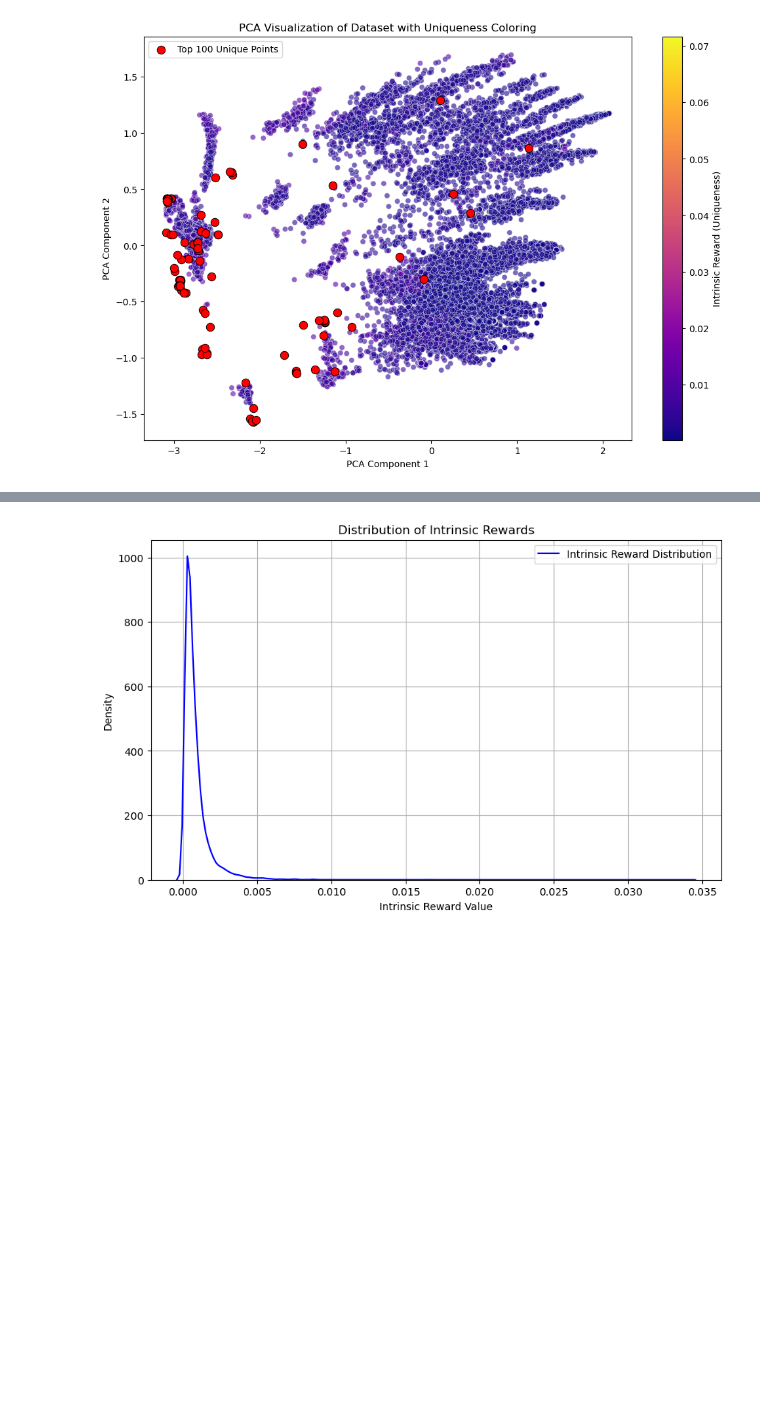
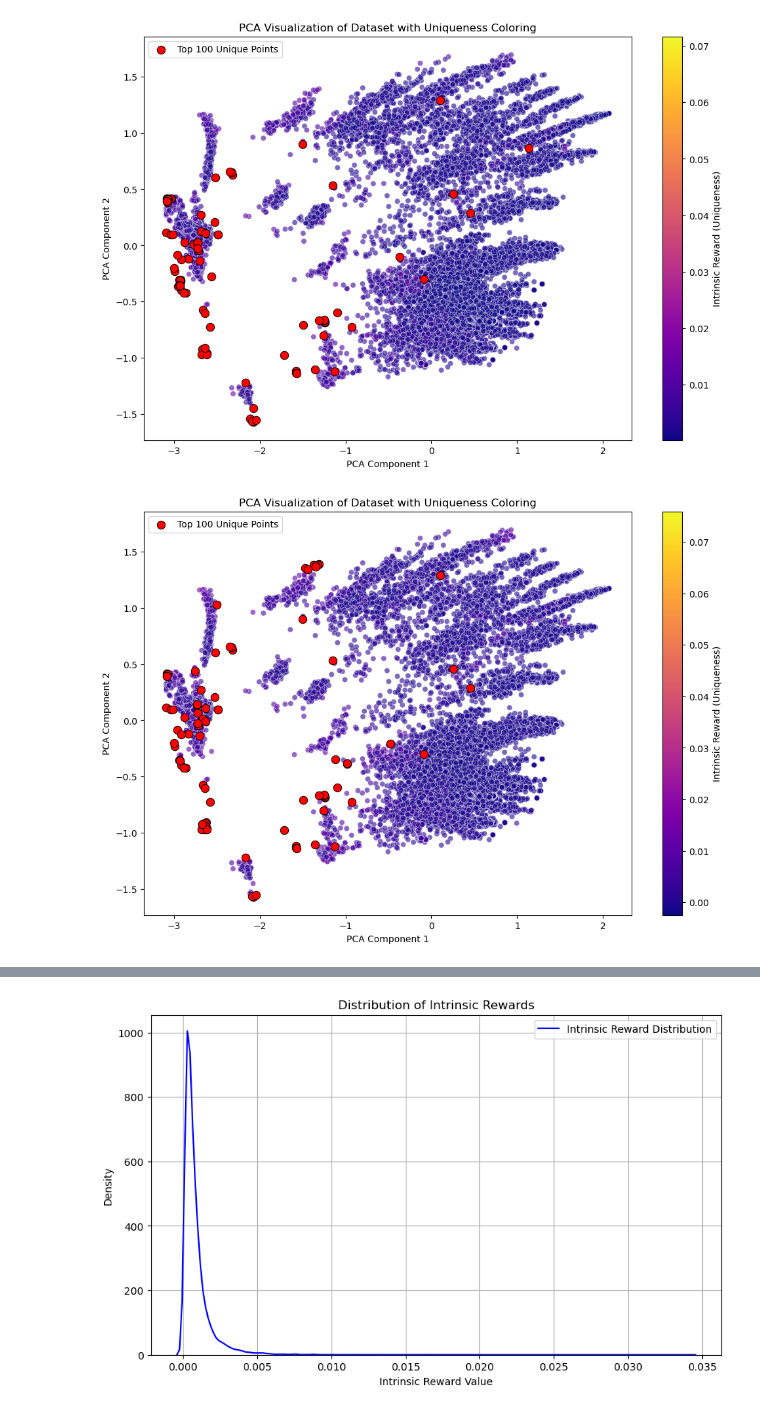
Before and after one commit to QuantumMisaka/dpeva, a Jupyter notebook: example/dpdesc_rnd.ipynb, the cells around one changed output, grey strips where cells are left out. Saved outputs shown, nothing was run; the diff lists cells and outputs as text; code cells hidden in the pictures; blank space fills up the shorter version.

```diff
--- a/example/dpdesc_rnd.ipynb
+++ b/example/dpdesc_rnd.ipynb
@@ -414,5 +556,5 @@ print("前 100 个最独特的点的索引：", top_100_indices)
 # %%
-# another try
+# another try 01071943 1-200 2-500
 import logging
 import time
 from torch.optim.lr_scheduler import ExponentialLR
@@ -442,10 +584,10 @@ train_data = target_vector.copy()
 initial_lr = 1e-3  # 初始学习率
 gamma = 0.90  # 学习率下降系数
 scheduler = ExponentialLR(rnd.optimizer, gamma=gamma)
-loss_down_ratio = 0.1  # 每10%训练轮数后降低学习率
+loss_down_ratio = 0.05  # 每2%训练轮数后降低学习率
 
 # 训练 RND 的预测网络
-num_epochs = 200  # 训练轮数
+num_epochs = 500  # 训练轮数
 batch_size = 4096  # 批量大小
 for epoch in range(num_epochs):
     epoch_start_time = time.time()  # 记录 epoch 开始时间
@@ -646,3 +788,44 @@ plt.legend()
 plt.show()
 # %% [output]
 [figure]
+# %%
+# in another try 20251955
+from sklearn.decomposition import PCA
+import seaborn as sns
+import matplotlib.pyplot as plt
+
+# PCA 可视化部分
+# 使用 PCA 将数据降维到 2D
+pca = PCA(n_components=2)  # 降维到 2D
+pca_result = pca.fit_transform(target_vector)  # 对整个数据集进行 PCA 降维
+top_100_pca_result = pca.transform(top_100_points)  # 对前 100 个最独特的点进行 PCA 降维
+
+# 可视化
+plt.figure(figsize=(12, 8))
+
+# 绘制所有点，颜色表示独特性度量
+ax = sns.scatterplot(
+    x=pca_result[:, 0], y=pca_result[:, 1],
+    hue=intrinsic_rewards, palette="plasma", alpha=0.6, legend=False
+)
+
+# 绘制前 100 个最独特的点，用红色标注
+sns.scatterplot(
+    x=top_100_pca_result[:, 0], y=top_100_pca_result[:, 1],
+    color="red", label="Top 100 Unique Points", s=80, edgecolor="black"
+)
+
+# 添加颜色条
+norm = plt.Normalize(intrinsic_rewards.min(), intrinsic_rewards.max())
+sm = plt.cm.ScalarMappable(cmap="plasma", norm=norm)
+sm.set_array([])
+plt.colorbar(sm, ax=ax, label="Intrinsic Reward (Uniqueness)")  # 指定 ax 参数
+
+# 添加标题和标签
+plt.title("PCA Visualization of Dataset with Uniqueness Coloring")
+plt.xlabel("PCA Component 1")
+plt.ylabel("PCA Component 2")
+plt.legend()
+plt.show()
+# %% [output]
+[figure, added]
```
Also changed, not shown: parts of 7 cells of this notebook, 2 other files.
